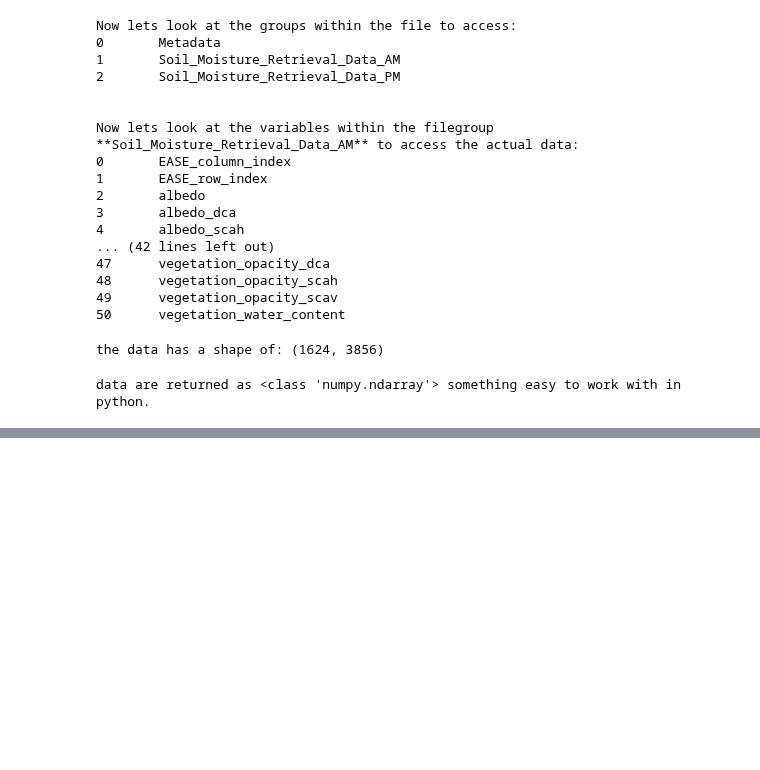
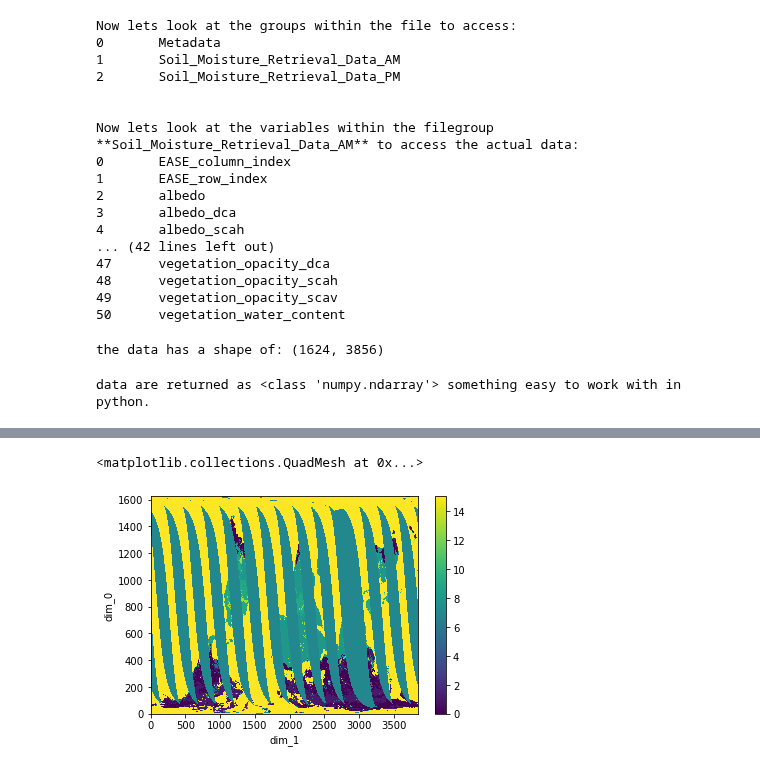
Before and after one commit to jacquiewitte/capstone-landslides-soilmoisture, a Jupyter notebook: read-smap-soilmoisture.ipynb, the cells around one changed output, grey strips where cells are left out. Cells and saved outputs as stored; diff of their text form; code cells hidden in the pictures; blank space fills up the shorter version.

```diff
--- a/read-smap-soilmoisture.ipynb
+++ b/read-smap-soilmoisture.ipynb
@@ -69,0 +87,8 @@ print(f[group_id][var_id].attrs['_FillValue'])
+# %%
+type(sm_data)
+# convert to xarray
+res_xr = xr.DataArray(sm_data)
+res_xr.plot()
+# %% [output]
+<matplotlib.collections.QuadMesh at 0x...>
+[figure, added]
```
Also changed, not shown: parts of 7 cells of this notebook, 2 other files.
